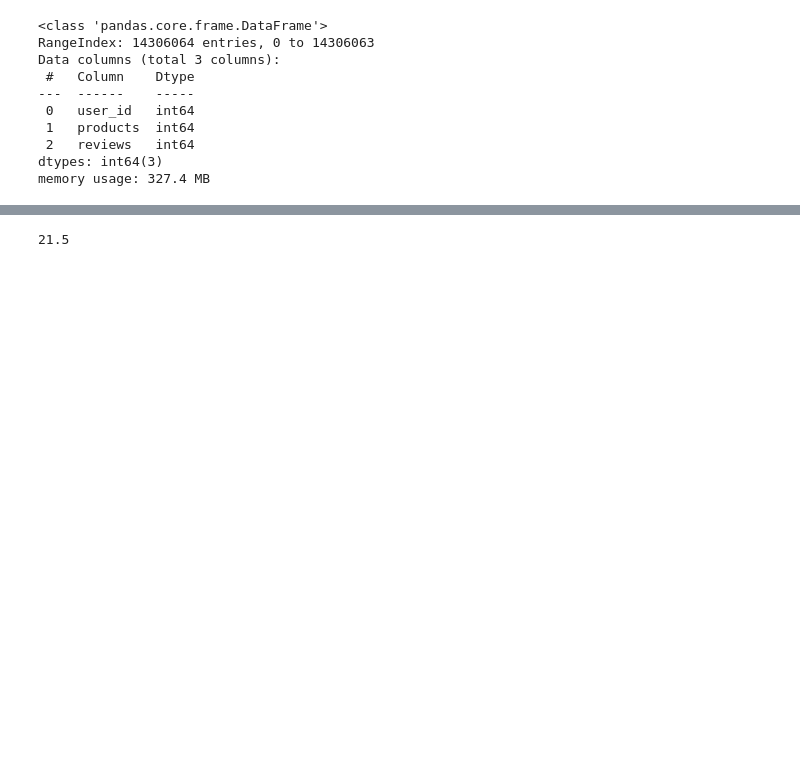
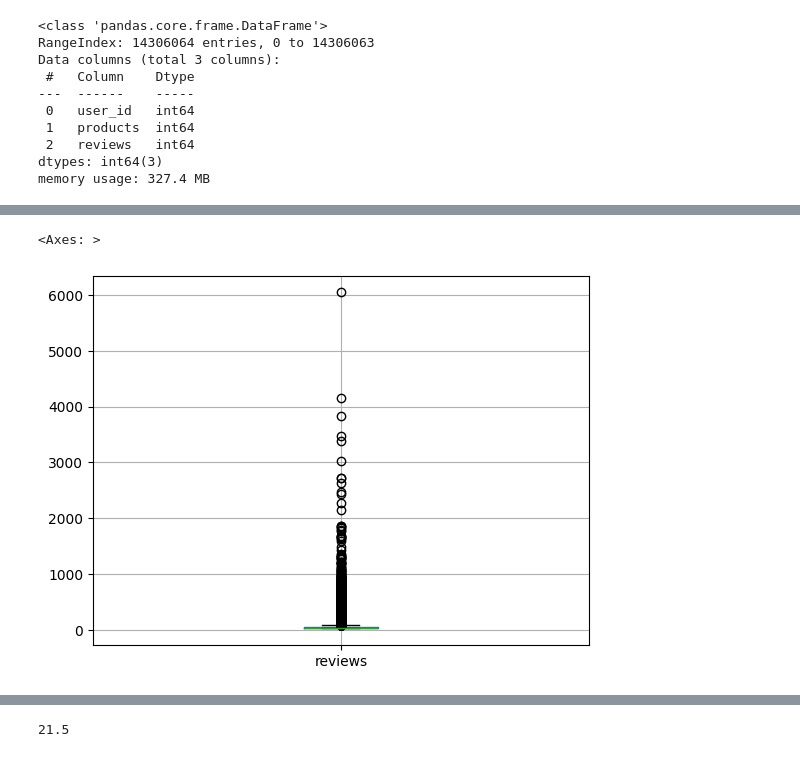
Before and after one commit to swatt45/Capstone, a Jupyter notebook: D502 EDA.ipynb, the cells around one changed output, grey strips where cells are left out. Saved outputs shown, nothing was run; the diff lists cells and outputs as text; code cells hidden in the pictures; blank space fills up the shorter version.

```diff
--- a/D502 EDA.ipynb
+++ b/D502 EDA.ipynb
@@ -47,0 +105,6 @@ memory usage: 327.4 MB
+# %%
+big_users = dfuser[dfuser.reviews>=24]
+big_users.boxplot('reviews')
+# %% [output]
+<Axes: >
+[figure, added]
```
Also changed, not shown: parts of 21 cells of this notebook.
